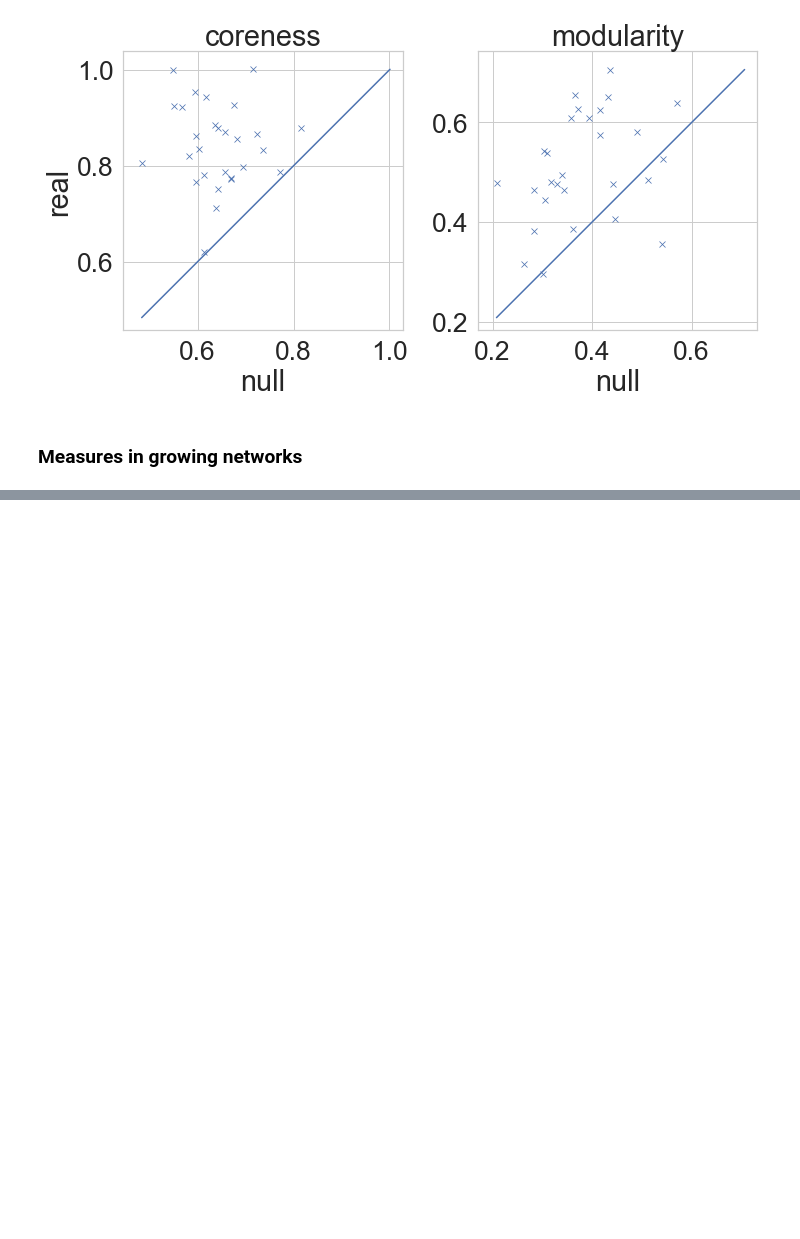
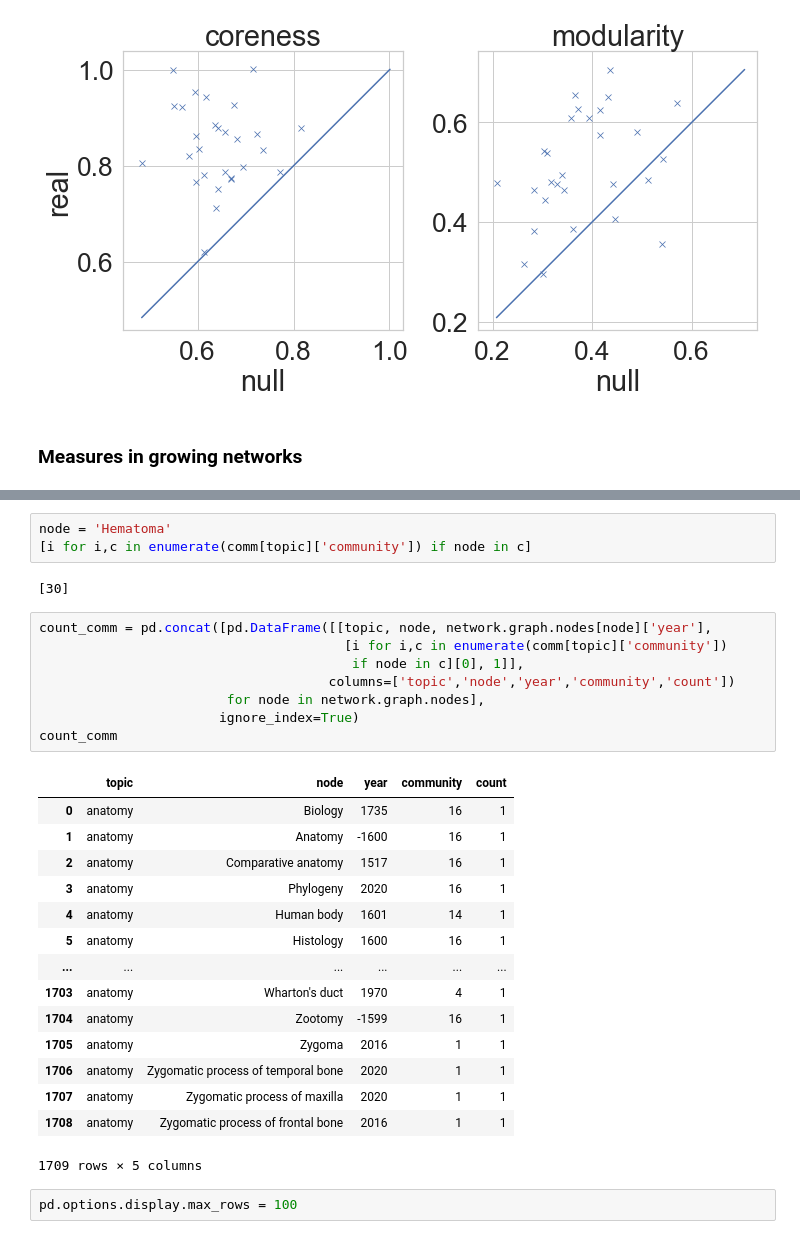
Before and after one commit to harangju/wikinet, a Jupyter notebook: analysis/analyze-network-measures.ipynb, the cells around one changed output, grey strips where cells are left out. Saved outputs shown, nothing was run; the diff lists cells and outputs as text; blank space fills up the shorter version.

```diff
--- a/analysis/analyze-network-measures.ipynb
+++ b/analysis/analyze-network-measures.ipynb
@@ -291,0 +303,31 @@ axs[1].set(xlabel='null', aspect='equal');
+# %%
+node = 'Hematoma'
+[i for i,c in enumerate(comm[topic]['community']) if node in c]
+# %% [output]
+[30]
+# %%
+count_comm = pd.concat([pd.DataFrame([[topic, node, network.graph.nodes[node]['year'],
+                                       [i for i,c in enumerate(comm[topic]['community'])
+                                        if node in c][0], 1]],
+                                     columns=['topic','node','year','community','count'])
+                        for node in network.graph.nodes],
+                       ignore_index=True)
+count_comm
+# %% [output]
+|  | topic | node | year | community | count |
+| 0 | anatomy | Biology | 1735 | 16 | 1 |
+| 1 | anatomy | Anatomy | -1600 | 16 | 1 |
+| 2 | anatomy | Comparative anatomy | 1517 | 16 | 1 |
+| 3 | anatomy | Phylogeny | 2020 | 16 | 1 |
+| 4 | anatomy | Human body | 1601 | 14 | 1 |
+| 5 | anatomy | Histology | 1600 | 16 | 1 |
+| ... | ... | ... | ... | ... | ... |
+| 1703 | anatomy | Wharton's duct | 1970 | 4 | 1 |
+| 1704 | anatomy | Zootomy | -1599 | 16 | 1 |
+| 1705 | anatomy | Zygoma | 2016 | 1 | 1 |
+| 1706 | anatomy | Zygomatic process of temporal bone | 2020 | 1 | 1 |
+| 1707 | anatomy | Zygomatic process of maxilla | 2020 | 1 | 1 |
+| 1708 | anatomy | Zygomatic process of frontal bone | 2016 | 1 | 1 |
+1709 rows × 5 columns
+# %%
+pd.options.display.max_rows = 100
```
Also changed, not shown: parts of 4 cells of this notebook, 1 other file.
